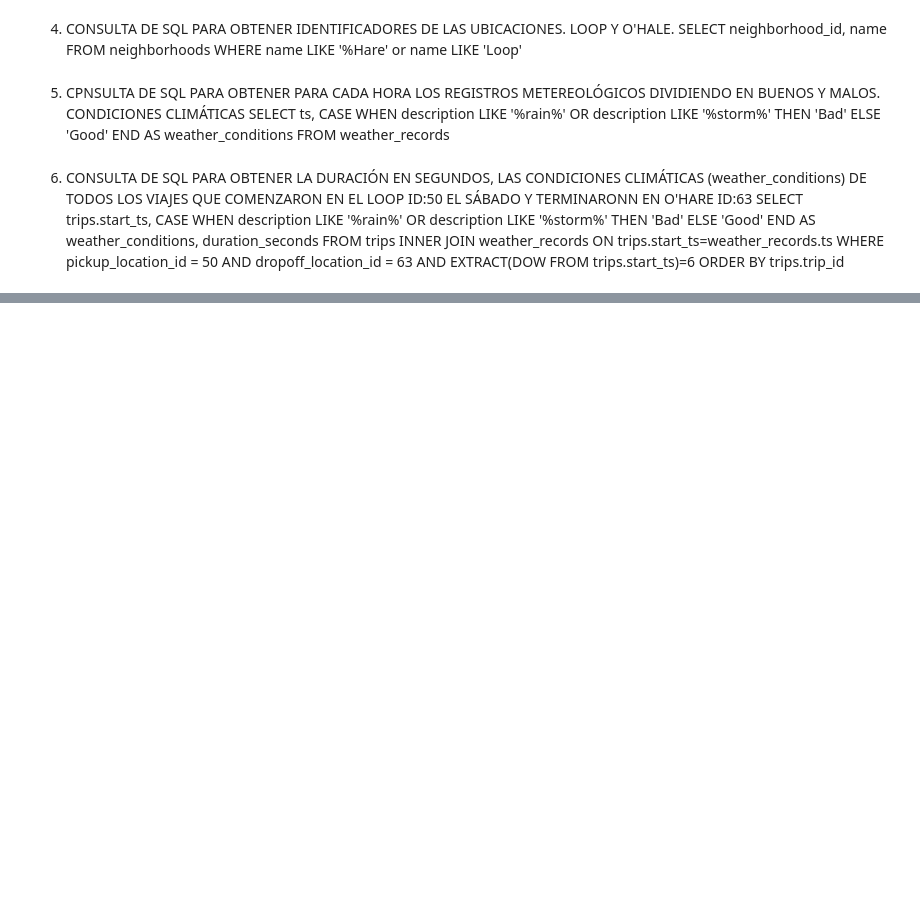
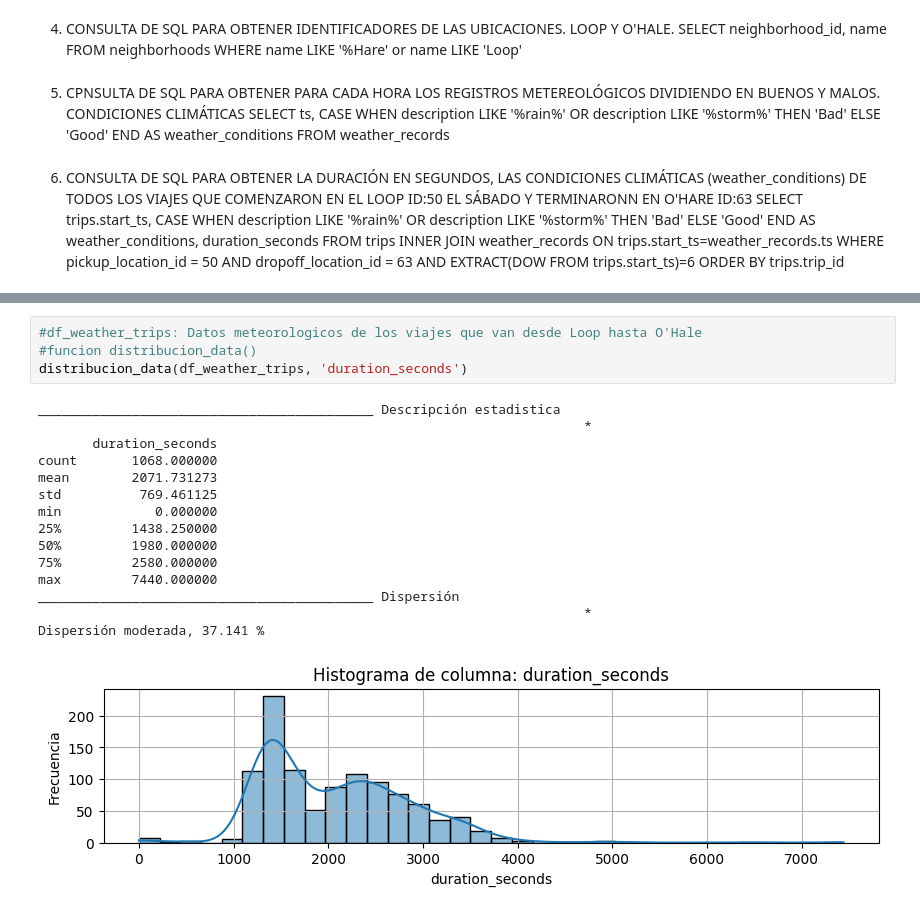
Before and after one commit to marcb-97/zuber_project, a Jupyter notebook: zuber_da_project.ipynb, the cells around one changed output, grey strips where cells are left out. Drawn from its saved outputs; the diff is of its cells as text; blank space fills up the shorter version.

```diff
--- a/zuber_da_project.ipynb
+++ b/zuber_da_project.ipynb
@@ -123,0 +307,20 @@ trips.trip_id
+# %%
+#df_weather_trips: Datos meteorologicos de los viajes que van desde Loop hasta O'Hale
+#funcion distribucion_data()
+distribucion_data(df_weather_trips, 'duration_seconds')
+# %% [output]
+___________________________________________ Descripción estadistica
+                                                                      *
+       duration_seconds
+count       1068.000000
+mean        2071.731273
+std          769.461125
+min            0.000000
+25%         1438.250000
+50%         1980.000000
+75%         2580.000000
+max         7440.000000
+___________________________________________ Dispersión
+                                                                      *
+Dispersión moderada, 37.141 %
+[figure, added]
```
Also changed, not shown: parts of 31 cells of this notebook, 3 other files.
